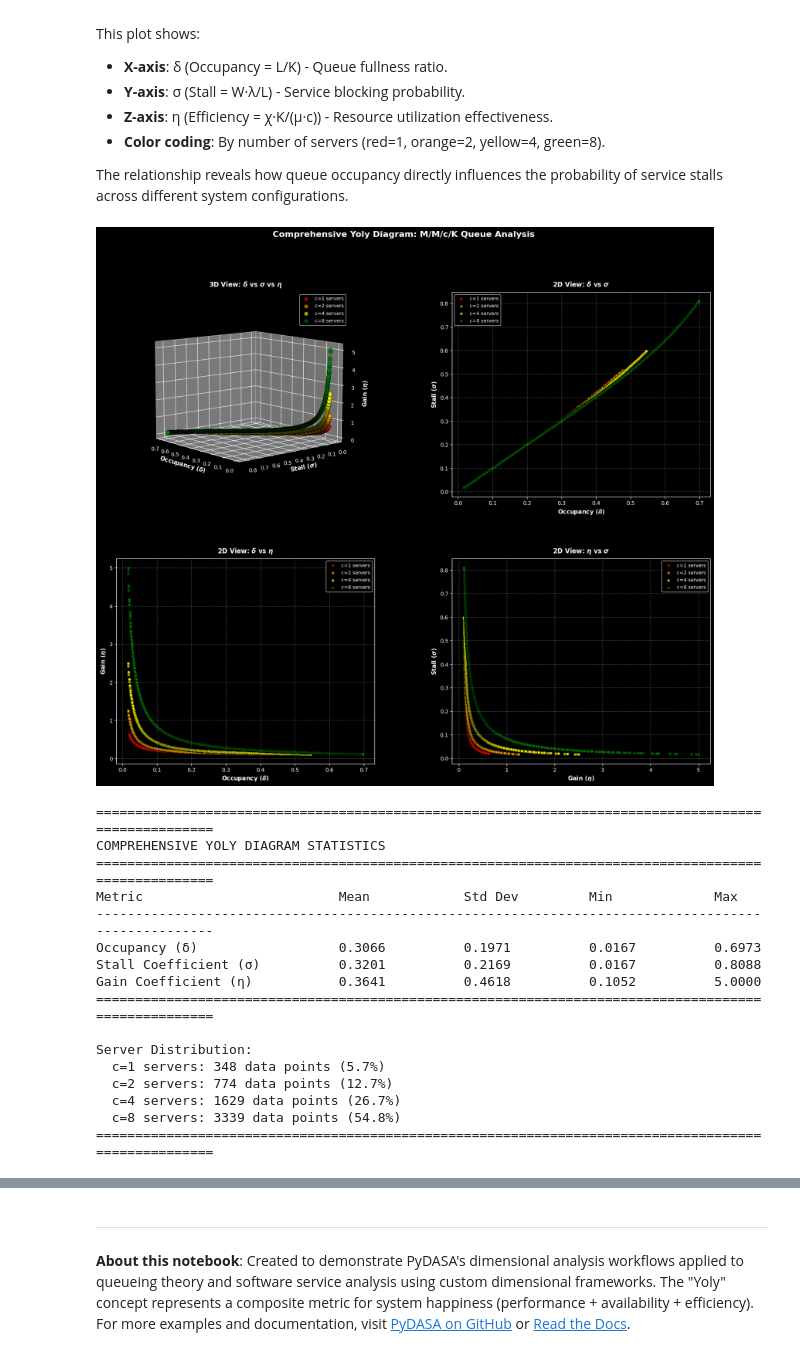
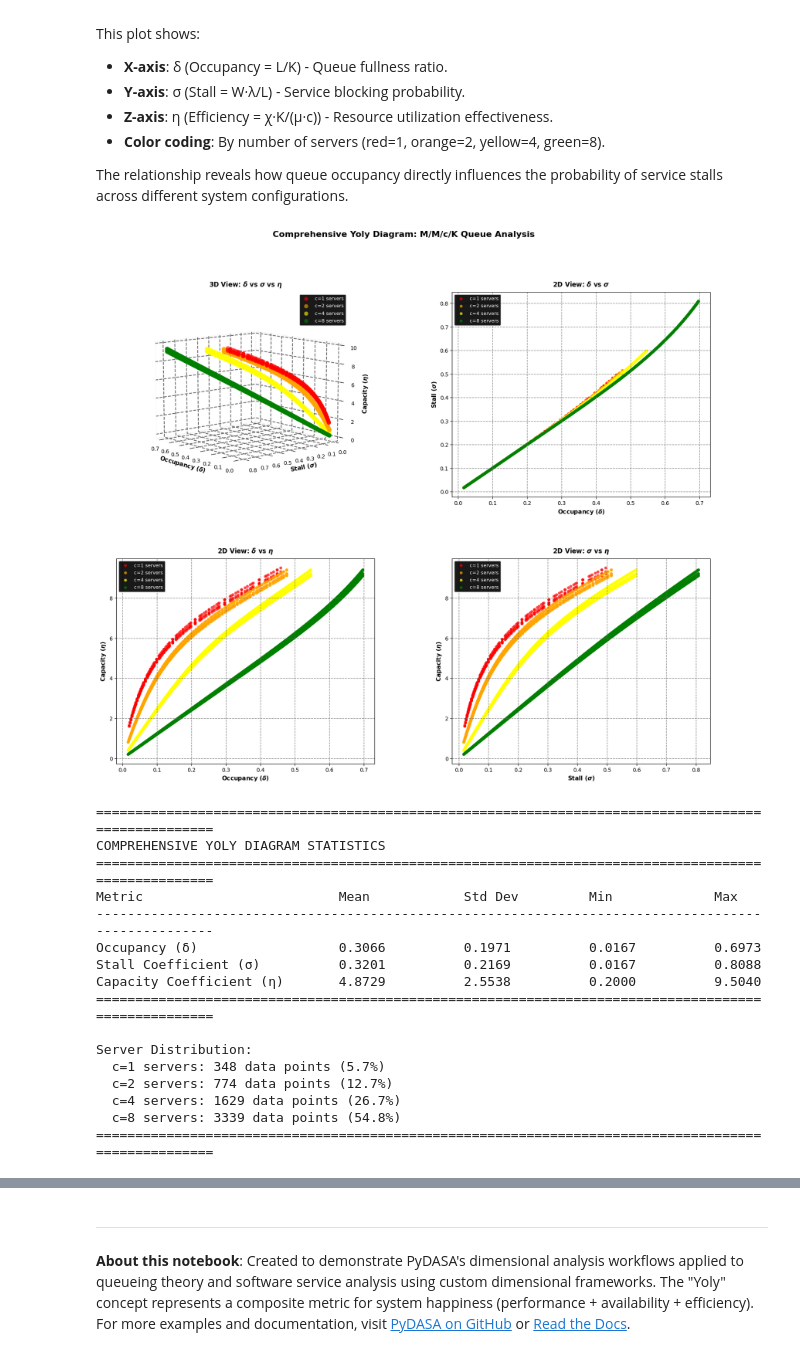
Before and after one commit to DASA-Design/PyDASA, a Jupyter notebook: docs/source/_static/examples/notebooks/PyDASA-Yoly.ipynb, the cells around one changed output, grey strips where cells are left out. Cells and saved outputs as stored; diff of their text form; code cells hidden in the pictures.

Commit message:
Refactor plots code structure for improved readability in tutorials

```diff
--- a/docs/source/_static/examples/notebooks/PyDASA-Yoly.ipynb
+++ b/docs/source/_static/examples/notebooks/PyDASA-Yoly.ipynb
@@ -1163,7 +1171,7 @@ The relationship reveals how queue occupancy directly influences the probability
 # Create comprehensive Yoly diagram with 3D and 2D projections in a 2x2 grid
 from mpl_toolkits.mplot3d import Axes3D
 
-fig = plt.figure(figsize=(20, 16))
+fig = plt.figure(figsize=(20, 16), facecolor="white")
 
 # Define grid specification for 2x2 layout
 gs = fig.add_gridspec(2, 2, hspace=0.3, wspace=0.3)
@@ -1180,31 +1188,31 @@ plot_titles = [
     r"3D View: $\boldsymbol{\delta}$ vs $\boldsymbol{\sigma}$ vs $\boldsymbol{\eta}$",
     r"2D View: $\boldsymbol{\delta}$ vs $\boldsymbol{\sigma}$",
     r"2D View: $\boldsymbol{\delta}$ vs $\boldsymbol{\eta}$",
-    r"2D View: $\boldsymbol{\eta}$ vs $\boldsymbol{\sigma}$"
+    r"2D View: $\boldsymbol{\sigma}$ vs $\boldsymbol{\eta}$"
 ]
 
 x_labels = [
     r"Occupancy ($\boldsymbol{\delta}$)",
     r"Occupancy ($\boldsymbol{\delta}$)",
     r"Occupancy ($\boldsymbol{\delta}$)",
-    r"Gain ($\boldsymbol{\eta}$)"
+    r"Stall ($\boldsymbol{\sigma}$)"
 ]
 
 y_labels = [
     r"Stall ($\boldsymbol{\sigma}$)",
     r"Stall ($\boldsymbol{\sigma}$)",
-    r"Gain ($\boldsymbol{\eta}$)",
-    r"Stall ($\boldsymbol{\sigma}$)"
+    r"Capacity ($\boldsymbol{\eta}$)",
+    r"Capacity ($\boldsymbol{\eta}$)"
 ]
 
-z_labels = [r"Gain ($\boldsymbol{\eta}$)", None, None, None]
+z_labels = [r"Capacity ($\boldsymbol{\eta}$)", None, None, None]
 
 # Data pairs for each subplot: (x_data, y_data, z_data or None)
 data_pairs = [
     (delta_sim, sigma_sim, eta_sim),    # 3D plot
     (delta_sim, sigma_sim, None),       # delta vs sigma
     (delta_sim, eta_sim, None),         # delta vs eta
-    (eta_sim, sigma_sim, None)          # eta vs sigma
+    (sigma_sim, eta_sim, None)          # sigma vs eta
 ]
 
 # Color map for server numbers
@@ -1220,6 +1228,15 @@ for row in range(2):
         plot_type = plot_types[plot_idx]
         x_data, y_data, z_data = data_pairs[plot_idx]
 
+        # Set white background for subplot
+        if plot_type == "3D":
+            ax.set_facecolor("white")
+            ax.xaxis.pane.fill = False
+            ax.yaxis.pane.fill = False
+            ax.zaxis.pane.fill = False
+        else:
+            ax.set_facecolor("white")
+
         # Plot data points grouped by server count (c)
         for c_val in unique_c:
             mask = np.abs(c_data - c_val) < 0.1
@@ -1229,50 +1246,74 @@ for row in range(2):
                 # 3D scatter plot
                 ax.scatter(x_data[mask], y_data[mask], z_data[mask],
                            c=color, marker="o", s=60, alpha=0.6,
-                           edgecolors="black", linewidth=0.5,
+                           edgecolors="none",
                            label=f"c={int(c_val)} servers")
                 ax.set_zlabel(z_labels[plot_idx],
-                              fontsize=11, fontweight="bold")
+                              fontsize=11, fontweight="bold", color="black")
                 ax.view_init(elev=10, azim=140)
+
+                # Enable 3D grid with explicit settings for each axis
+                ax.grid(True, color="dimgray", linewidth=1.5, linestyle="--", alpha=0.9)
+                ax.xaxis._axinfo["grid"]["color"] = "dimgray"
+                ax.xaxis._axinfo["grid"]["linewidth"] = 1.5
+                ax.xaxis._axinfo["grid"]["linestyle"] = "--"
+                ax.yaxis._axinfo["grid"]["color"] = "dimgray"
+                ax.yaxis._axinfo["grid"]["linewidth"] = 1.5
+                ax.yaxis._axinfo["grid"]["linestyle"] = "--"
+                ax.zaxis._axinfo["grid"]["color"] = "dimgray"
+                ax.zaxis._axinfo["grid"]["linewidth"] = 1.5
+                ax.zaxis._axinfo["grid"]["linestyle"] = "--"
+
+                # Black tick parameters for 3D
+                ax.tick_params(axis="x", colors="black")
+                ax.tick_params(axis="y", colors="black")
+                ax.tick_params(axis="z", colors="black")
             else:
                 # 2D scatter plot
                 ax.scatter(x_data[mask], y_data[mask],
                            c=color, marker="o", s=30, alpha=0.7,
-                           edgecolors="black", linewidth=0.8,
+                           edgecolors="none",
                            label=f"c={int(c_val)} servers")
-                ax.grid(True, alpha=0.3, linestyle="--")
+                ax.grid(True, alpha=0.8, color="dimgray", linewidth=1.0, linestyle="--")
 
-        # Set labels and title
-        ax.set_xlabel(x_labels[plot_idx], fontsize=11, fontweight="bold")
-        ax.set_ylabel(y_labels[plot_idx], fontsize=11, fontweight="bold")
-        ax.set_title(plot_titles[plot_idx], fontsize=12, fontweight="bold", pad=10)
+                # Black tick parameters for 2D
+                ax.tick_params(colors="black", which="both")
+
+                # Set spine colors to black for 2D plots
+                for spine in ax.spines.values():
+                    spine.set_edgecolor("black")
+
+        # Set labels and title with black font
+        ax.set_xlabel(x_labels[plot_idx], fontsize=11, fontweight="bold", color="black")
+        ax.set_ylabel(y_labels[plot_idx], fontsize=11, fontweight="bold", color="black")
+        ax.set_title(plot_titles[plot_idx], fontsize=12, fontweight="bold", pad=10, color="black")
         ax.legend(loc="best", fontsize=9, framealpha=0.9)
 
         plot_idx += 1
 
-# Add main title
+# Add main title with black font
 fig.suptitle("Comprehensive Yoly Diagram: M/M/c/K Queue Analysis\n",
-             fontsize=16, fontweight="bold", y=0.98)
+             fontsize=16, fontweight="bold", y=0.98, color="black")
 
 plt.show()
 
 # Print summary statistics
 print("=" * 100)
 print("COMPREHENSIVE YOLY DIAGRAM STATISTICS")
 print("=" * 100)
 print(f"{'Metric':<30} {'Mean':<15} {'Std Dev':<15} {'Min':<15} {'Max':<15}")
 print("-" * 100)
 print(f"{'Occupancy (δ)':<30} {np.mean(delta_sim):<15.4f} {np.std(delta_sim):<15.4f} {np.min(delta_sim):<15.4f} {np.max(delta_sim):<15.4f}")
 print(f"{'Stall Coefficient (σ)':<30} {np.mean(sigma_sim):<15.4f} {np.std(sigma_sim):<15.4f} {np.min(sigma_sim):<15.4f} {np.max(sigma_sim):<15.4f}")
-print(f"{'Gain Coefficient (η)':<30} {np.mean(eta_sim):<15.4f} {np.std(eta_sim):<15.4f} {np.min(eta_sim):<15.4f} {np.max(eta_sim):<15.4f}")
+print(f"{'Capacity Coefficient (η)':<30} {np.mean(eta_sim):<15.4f} {np.std(eta_sim):<15.4f} {np.min(eta_sim):<15.4f} {np.max(eta_sim):<15.4f}")
 print("=" * 100)
 print(f"\nServer Distribution:")
 for c_val in unique_c:
     count = np.sum(np.abs(c_data - c_val) < 0.1)
     print(f"  c={int(c_val)} servers: {count} data points ({100*count/len(c_data):.1f}%)")
 print("=" * 100)
 # %% [output]
-[figure, old version]
+[figure, new version]
 ====================================================================================================
 COMPREHENSIVE YOLY DIAGRAM STATISTICS
 ====================================================================================================
@@ -1280,7 +1321,7 @@ Metric                         Mean            Std Dev         Min             M
 ----------------------------------------------------------------------------------------------------
 Occupancy (δ)                  0.3066          0.1971          0.0167          0.6973
 Stall Coefficient (σ)          0.3201          0.2169          0.0167          0.8088
-Gain Coefficient (η)           0.3641          0.4618          0.1052          5.0000
+Capacity Coefficient (η)       4.8729          2.5538          0.2000          9.5040
 ====================================================================================================
 
 Server Distribution:
```
Also changed, not shown: parts of 6 cells of this notebook, 1 other file.
